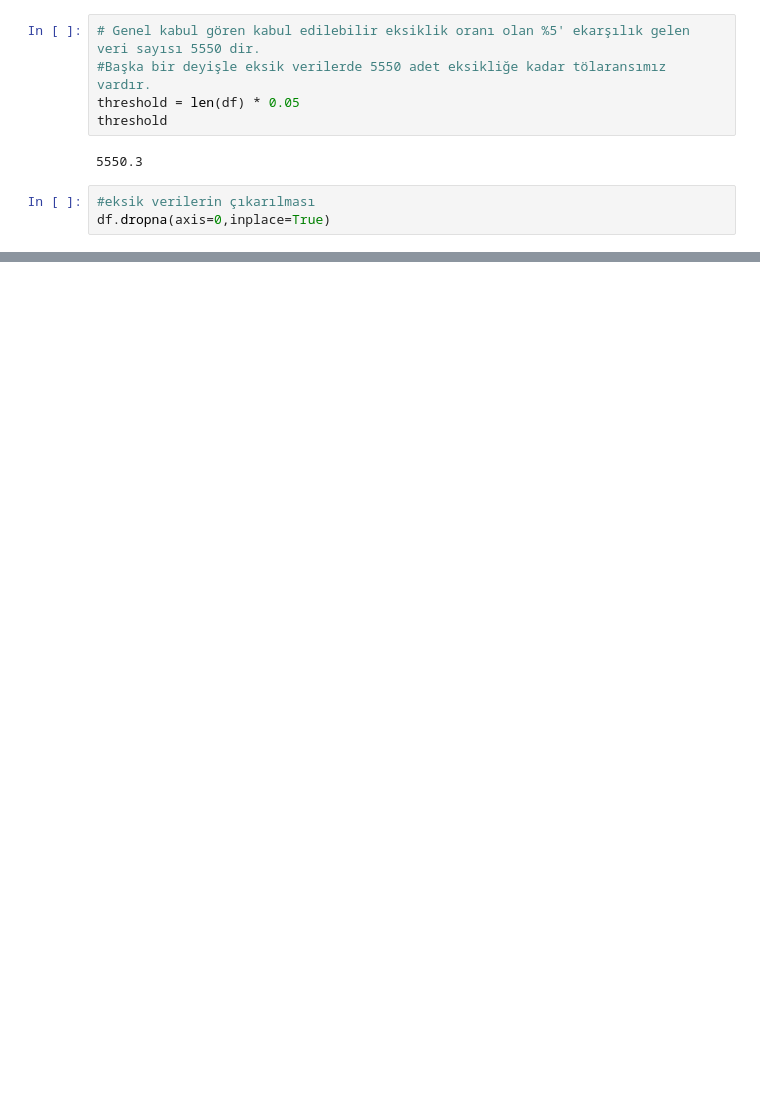
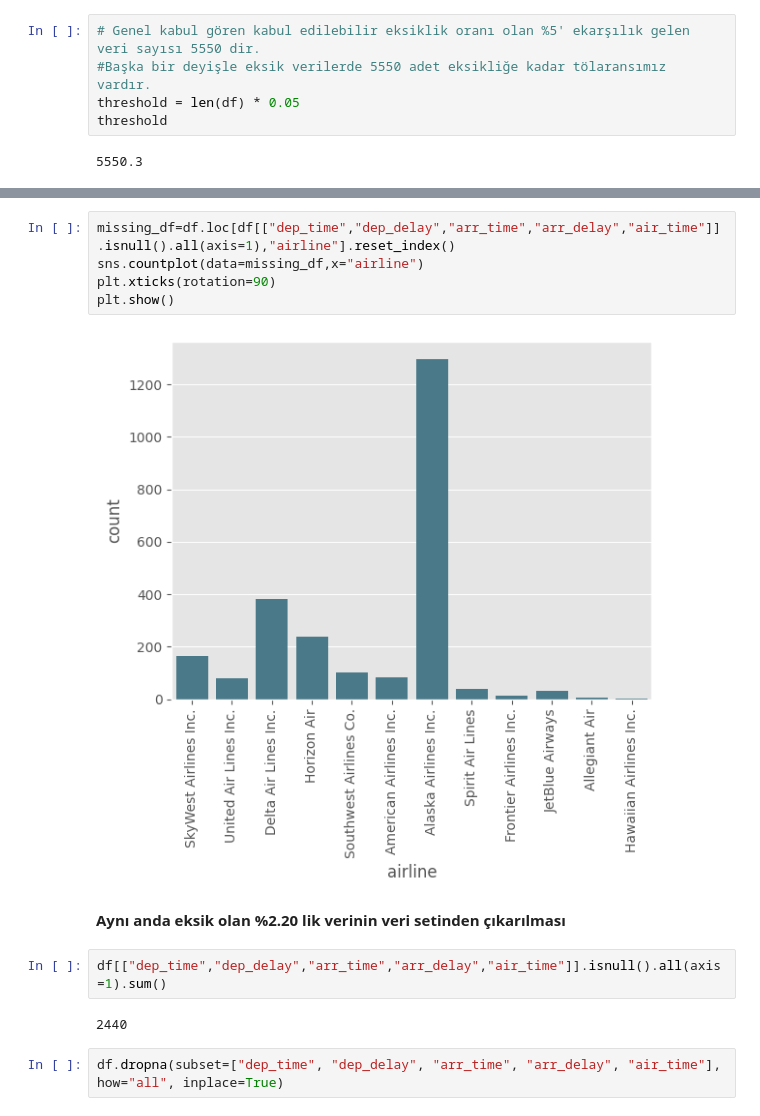
Before and after one commit to kntvrl/flights_project, a Jupyter notebook: project_notebook_ds.ipynb, the cells around one changed output, grey strips where cells are left out. Drawn from its saved outputs; the diff is of its cells as text; blank space fills up the shorter version.

```diff
--- a/project_notebook_ds.ipynb
+++ b/project_notebook_ds.ipynb
@@ -208,6 +243,3 @@ threshold = len(df) * 0.05
 threshold
 # %% [output]
 5550.3
-# %%
-#eksik verilerin çıkarılması
-df.dropna(axis=0,inplace=True)
@@ -213,0 +255,15 @@ df.dropna(axis=0,inplace=True)
+# %%
+missing_df=df.loc[df[["dep_time","dep_delay","arr_time","arr_delay","air_time"]].isnull().all(axis=1),"airline"].reset_index()
+sns.countplot(data=missing_df,x="airline")
+plt.xticks(rotation=90)
+plt.show()
+# %% [output]
+[figure, added]
+# %% [markdown]
+**Aynı anda eksik olan %2.20 lik verinin veri setinden çıkarılması**
+# %%
+df[["dep_time","dep_delay","arr_time","arr_delay","air_time"]].isnull().all(axis=1).sum()
+# %% [output]
+2440
+# %%
+df.dropna(subset=["dep_time", "dep_delay", "arr_time", "arr_delay", "air_time"], how="all", inplace=True)
```
Also changed, not shown: parts of 60 cells of this notebook.
